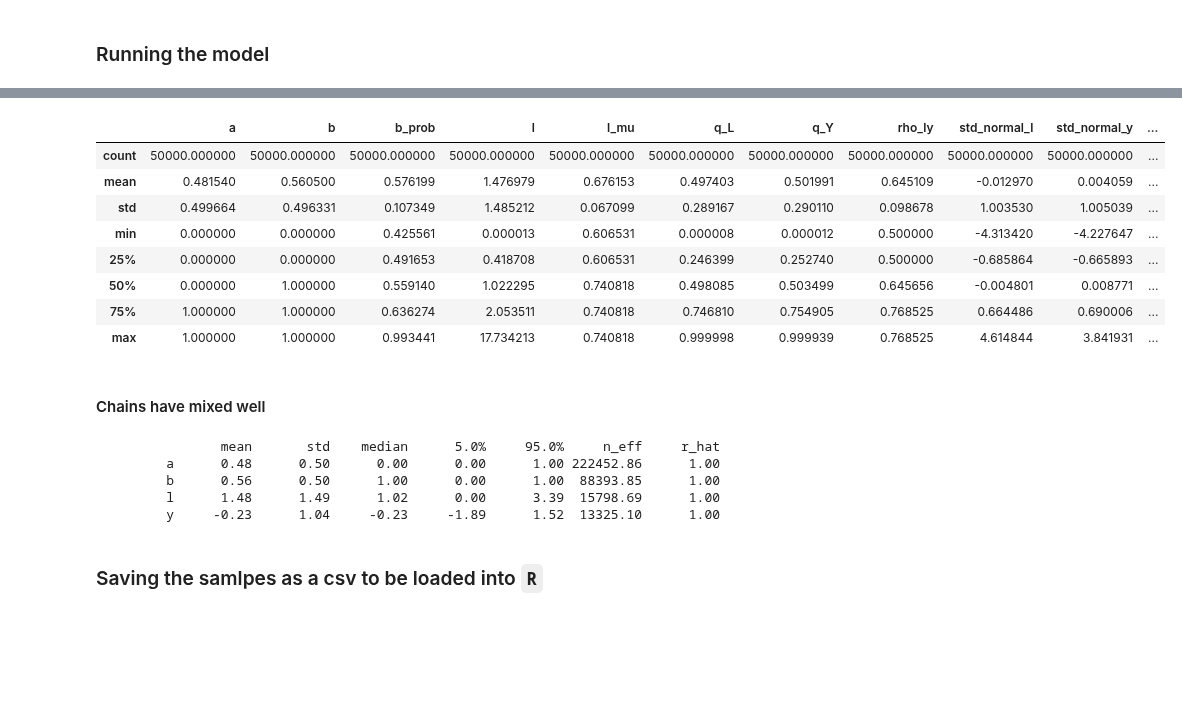
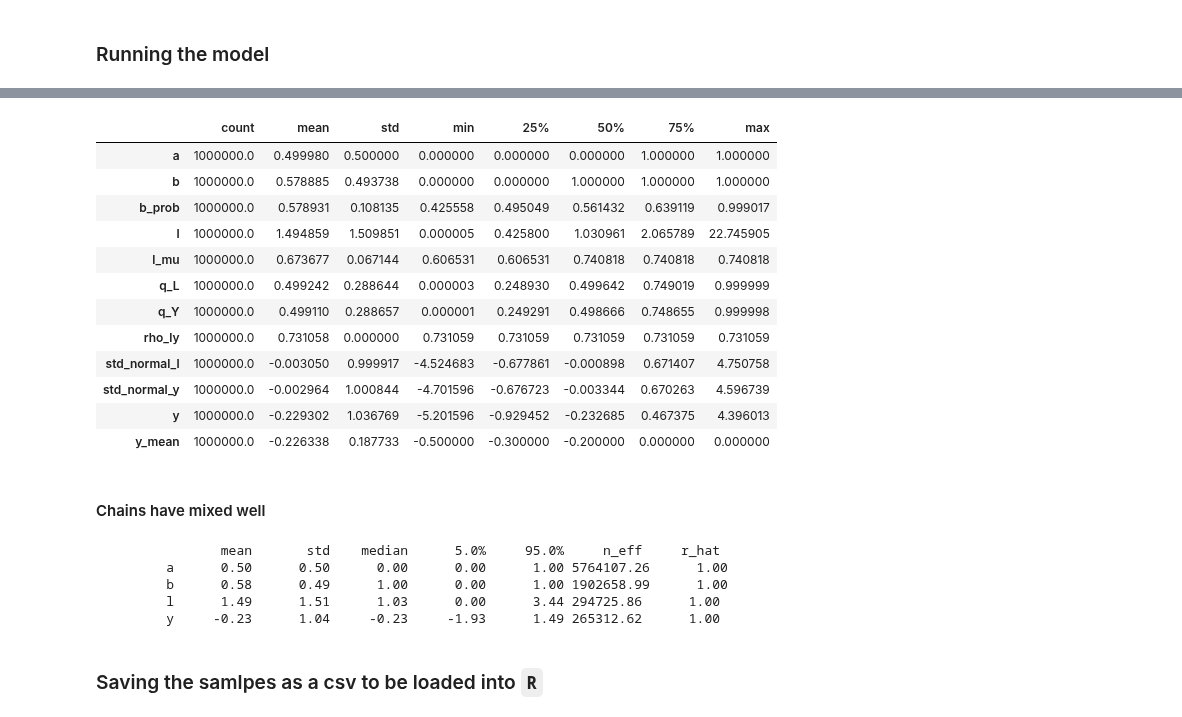
Before and after one commit to 12kleingordon34/Causal_Copulas, a Jupyter notebook: numpyro_samplers/didelez_simulation.ipynb, the cells around one changed output, grey strips where cells are left out. Saved outputs shown, nothing was run; the diff lists cells and outputs as text; code cells hidden in the pictures; blank space fills up the shorter version.

```diff
--- a/numpyro_samplers/didelez_simulation.ipynb
+++ b/numpyro_samplers/didelez_simulation.ipynb
@@ -102,7 +100,9 @@ def gaussian_copula_lpdf(u, v, rho):
     )
 
 
-def base_didelez_model(y=None,
+def base_didelez_model(y_dat=None,
+                       a_dat=None,
+
                        a_const_sigmoid=0.,
                        alpha_0=0,
                        alpha_a=0,
@@ -134,7 +134,9 @@ def base_didelez_model(y=None,
     quantiles_Y = numpyro.deterministic('q_Y', dist.Normal(Y_mean, sigma_y).cdf(Y))
 
     # Choosing an arbitrary sigmoidal function for rho_ly
-    rho_LY_val = numpyro.deterministic('rho_ly', jax.nn.sigmoid(0.6 * (B + A)))
+    # rho_LY_val = numpyro.deterministic('rho_ly', jax.nn.sigmoid(0.6 * (B + A)))
+    rho_LY_val = numpyro.deterministic('rho_ly', jax.nn.sigmoid(1.))
+
 
     # `numpyro.factor()` appears to add a log-likelihood to the sampling space
     # If you want to add the renormalising factors, we can simply add or subtract
@@ -179,11 +181,12 @@ print(R_params)
 # %% [markdown]
 ### Running the model
 # %%
+%%time
 mcmc_didelez = MCMC(
     base_didelez_kernel,
     num_warmup=1000,
-    num_samples=50000,
-    progress_bar=True
+    num_samples=1_000_000,
+    progress_bar=False
 )
 
 mcmc_didelez.run(
@@ -203,5 +206,6 @@ mcmc_didelez.run(
 )
 # mcmc_didelez.print_summary()
 didelez_samples = mcmc_didelez.get_samples()
-pd.DataFrame(didelez_samples).describe()
+mcmc_summary = pd.DataFrame(didelez_samples).describe().T
+mcmc_summary
 # %% [output]
@@ -208,22 +214,26 @@ pd.DataFrame(didelez_samples).describe()
-|  | a | b | b_prob | l | l_mu | q_L | q_Y | rho_ly | std_normal_l | std_normal_y | ... |
-| count | 50000.000000 | 50000.000000 | 50000.000000 | 50000.000000 | 50000.000000 | 50000.000000 | 50000.000000 | 50000.000000 | 50000.000000 | 50000.000000 | ... |
-| mean | 0.481540 | 0.560500 | 0.576199 | 1.476979 | 0.676153 | 0.497403 | 0.501991 | 0.645109 | -0.012970 | 0.004059 | ... |
-| std | 0.499664 | 0.496331 | 0.107349 | 1.485212 | 0.067099 | 0.289167 | 0.290110 | 0.098678 | 1.003530 | 1.005039 | ... |
-| min | 0.000000 | 0.000000 | 0.425561 | 0.000013 | 0.606531 | 0.000008 | 0.000012 | 0.500000 | -4.313420 | -4.227647 | ... |
-| 25% | 0.000000 | 0.000000 | 0.491653 | 0.418708 | 0.606531 | 0.246399 | 0.252740 | 0.500000 | -0.685864 | -0.665893 | ... |
-| 50% | 0.000000 | 1.000000 | 0.559140 | 1.022295 | 0.740818 | 0.498085 | 0.503499 | 0.645656 | -0.004801 | 0.008771 | ... |
-| 75% | 1.000000 | 1.000000 | 0.636274 | 2.053511 | 0.740818 | 0.746810 | 0.754905 | 0.768525 | 0.664486 | 0.690006 | ... |
-| max | 1.000000 | 1.000000 | 0.993441 | 17.734213 | 0.740818 | 0.999998 | 0.999939 | 0.768525 | 4.614844 | 3.841931 | ... |
+|  | count | mean | std | min | 25% | 50% | 75% | max |
+| a | 1000000.0 | 0.499980 | 0.500000 | 0.000000 | 0.000000 | 0.000000 | 1.000000 | 1.000000 |
+| b | 1000000.0 | 0.578885 | 0.493738 | 0.000000 | 0.000000 | 1.000000 | 1.000000 | 1.000000 |
+| b_prob | 1000000.0 | 0.578931 | 0.108135 | 0.425558 | 0.495049 | 0.561432 | 0.639119 | 0.999017 |
+| l | 1000000.0 | 1.494859 | 1.509851 | 0.000005 | 0.425800 | 1.030961 | 2.065789 | 22.745905 |
+| l_mu | 1000000.0 | 0.673677 | 0.067144 | 0.606531 | 0.606531 | 0.740818 | 0.740818 | 0.740818 |
+| q_L | 1000000.0 | 0.499242 | 0.288644 | 0.000003 | 0.248930 | 0.499642 | 0.749019 | 0.999999 |
+| q_Y | 1000000.0 | 0.499110 | 0.288657 | 0.000001 | 0.249291 | 0.498666 | 0.748655 | 0.999998 |
+| rho_ly | 1000000.0 | 0.731058 | 0.000000 | 0.731059 | 0.731059 | 0.731059 | 0.731059 | 0.731059 |
+| std_normal_l | 1000000.0 | -0.003050 | 0.999917 | -4.524683 | -0.677861 | -0.000898 | 0.671407 | 4.750758 |
+| std_normal_y | 1000000.0 | -0.002964 | 1.000844 | -4.701596 | -0.676723 | -0.003344 | 0.670263 | 4.596739 |
+| y | 1000000.0 | -0.229302 | 1.036769 | -5.201596 | -0.929452 | -0.232685 | 0.467375 | 4.396013 |
+| y_mean | 1000000.0 | -0.226338 | 0.187733 | -0.500000 | -0.300000 | -0.200000 | 0.000000 | 0.000000 |
 # %% [markdown]
 #### Chains have mixed well
 # %%
 mcmc_didelez.print_summary()
 # %% [output]
                 mean       std    median      5.0%     95.0%     n_eff     r_hat
-         a      0.48      0.50      0.00      0.00      1.00 222452.86      1.00
-         b      0.56      0.50      1.00      0.00      1.00  88393.85      1.00
-         l      1.48      1.49      1.02      0.00      3.39  15798.69      1.00
-         y     -0.23      1.04     -0.23     -1.89      1.52  13325.10      1.00
+         a      0.50      0.50      0.00      0.00      1.00 5764107.26      1.00
+         b      0.58      0.49      1.00      0.00      1.00 1902658.99      1.00
+         l      1.49      1.51      1.03      0.00      3.44 294725.86      1.00
+         y     -0.23      1.04     -0.23     -1.93      1.49 265312.62      1.00
 # %% [markdown]
 ### Saving the samlpes as a csv to be loaded into `R`
 # %%
```
Also changed, not shown: parts of 71 cells of this notebook, 3 other files.
